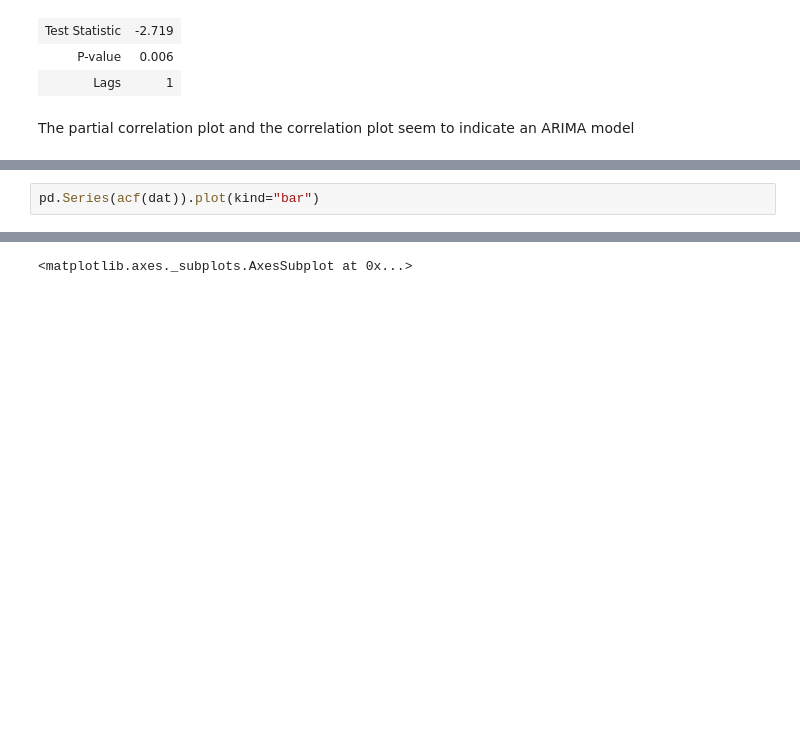
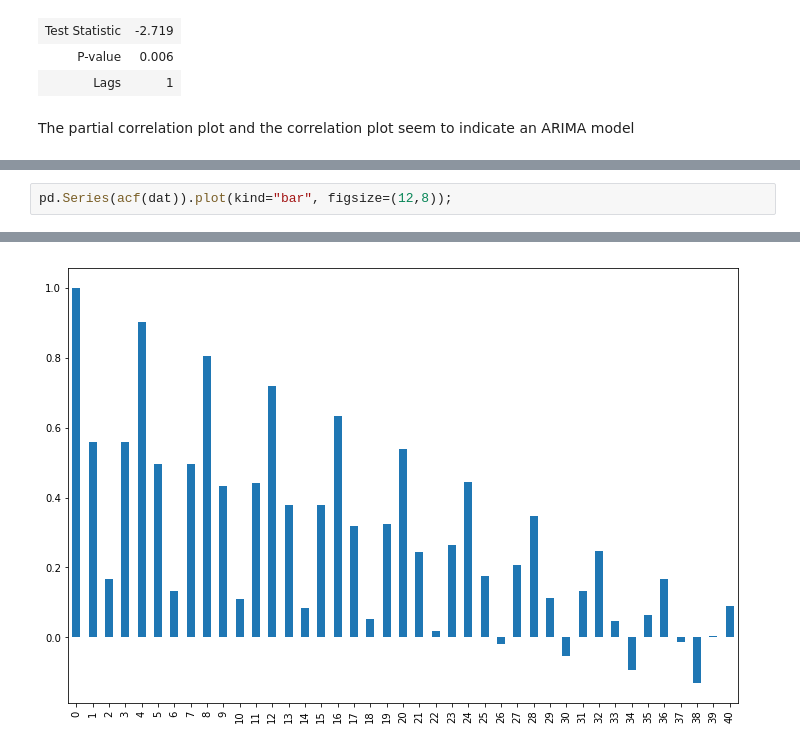
Before and after one commit to gerdm/UMA, a Jupyter notebook: econometrics/Final_Exam.ipynb, the cells around one changed output, grey strips where cells are left out. Saved outputs shown, nothing was run; the diff lists cells and outputs as text; blank space fills up the shorter version.

```diff
--- a/econometrics/Final_Exam.ipynb
+++ b/econometrics/Final_Exam.ipynb
@@ -53,3 +51,3 @@ pd.Series(pacf(dat)).plot(kind="bar")
 # %%
-pd.Series(acf(dat)).plot(kind="bar")
+pd.Series(acf(dat)).plot(kind="bar", figsize=(12,8));
 # %% [output]
@@ -58,4 +54,4 @@ pd.Series(acf(dat)).plot(kind="bar")
-<matplotlib.axes._subplots.AxesSubplot at 0x...>
+[figure, added]
 # %%
 fitdata = [float(pgr) for pgr in dat.UKgas.values]
 model = SARIMAX(fitdata, trend="c" , order=(3,1,1), seasonal_order=(1, 4, 0, 12))
```
Also changed, not shown: parts of 7 cells of this notebook, 3 other files.
